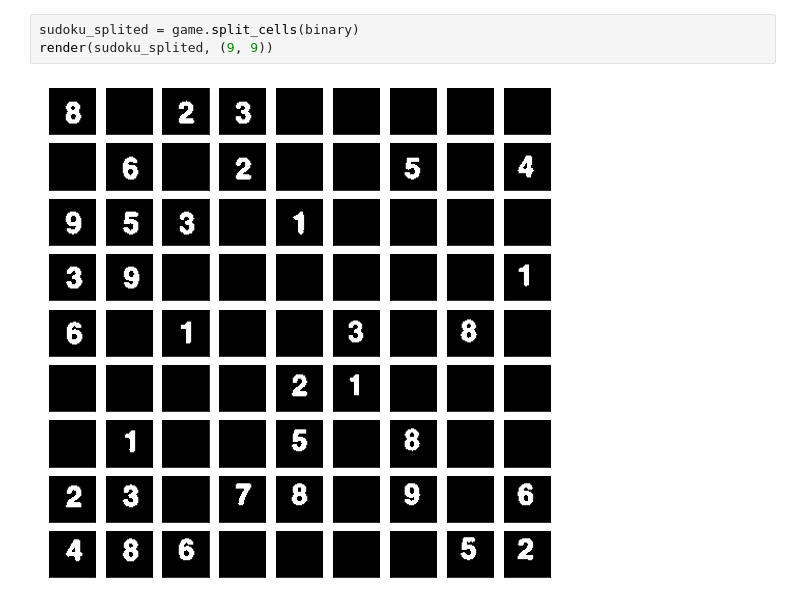
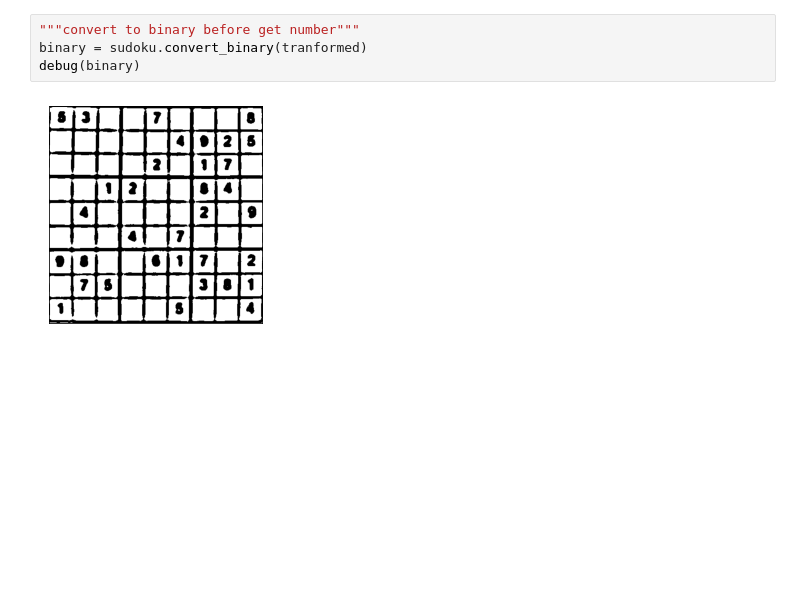
Before and after one commit to A-tichat/sudoku_detector, a Jupyter notebook: test_cv.ipynb, the cells around one changed output. Drawn from its saved outputs; the diff is of its cells as text; blank space fills up the shorter version.

```diff
--- a/test_cv.ipynb
+++ b/test_cv.ipynb
@@ -53,5 +59,6 @@ debug(binary)
-# %%
-sudoku_splited = game.split_cells(binary)
-render(sudoku_splited, (9, 9))
-# %% [output]
-[figure, removed]
+# %%
+"""convert to binary before get number"""
+binary = sudoku.convert_binary(tranformed)
+debug(binary)
+# %% [output]
+[figure, added]
```
Also changed, not shown: parts of 11 cells of this notebook, 2 other files.
